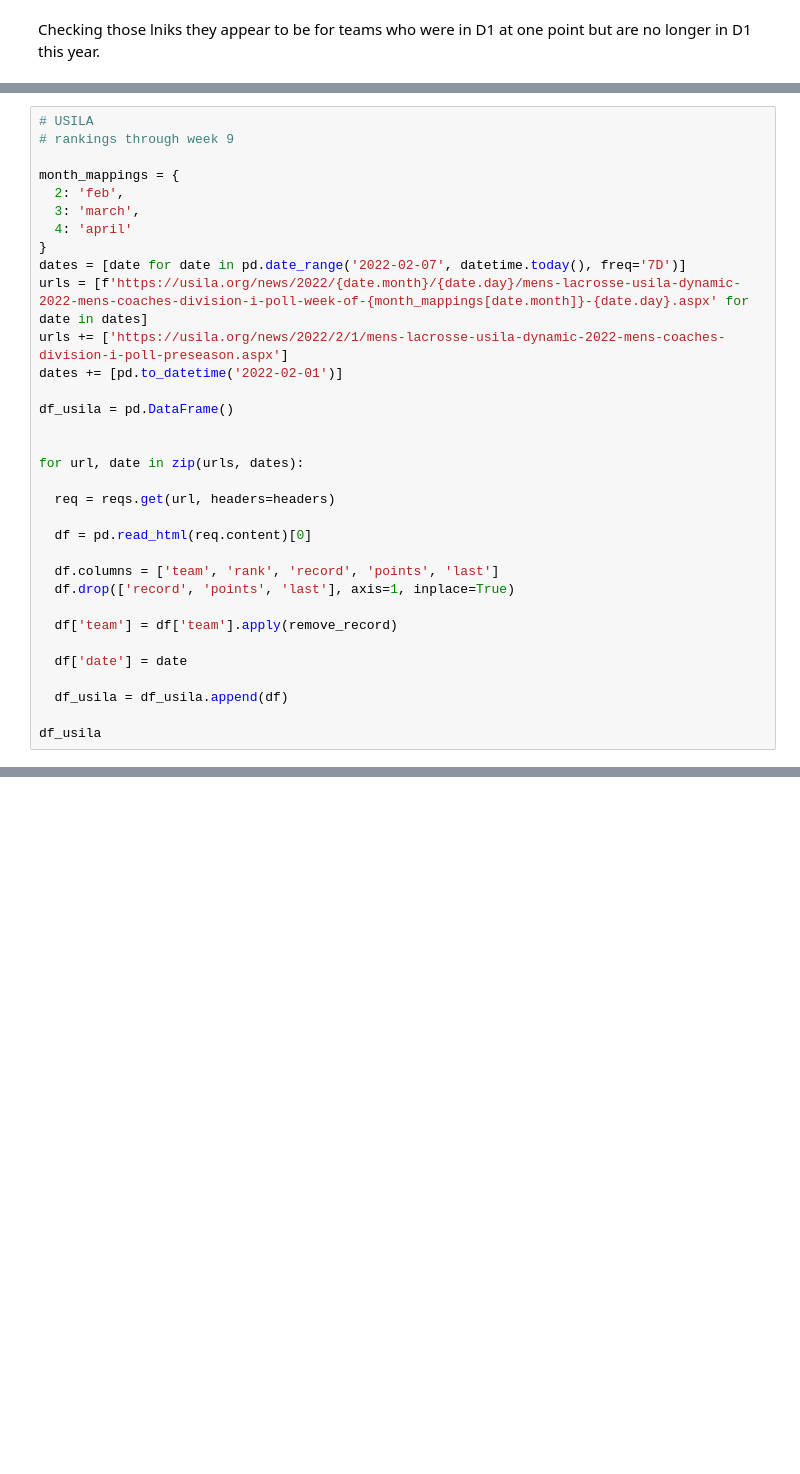
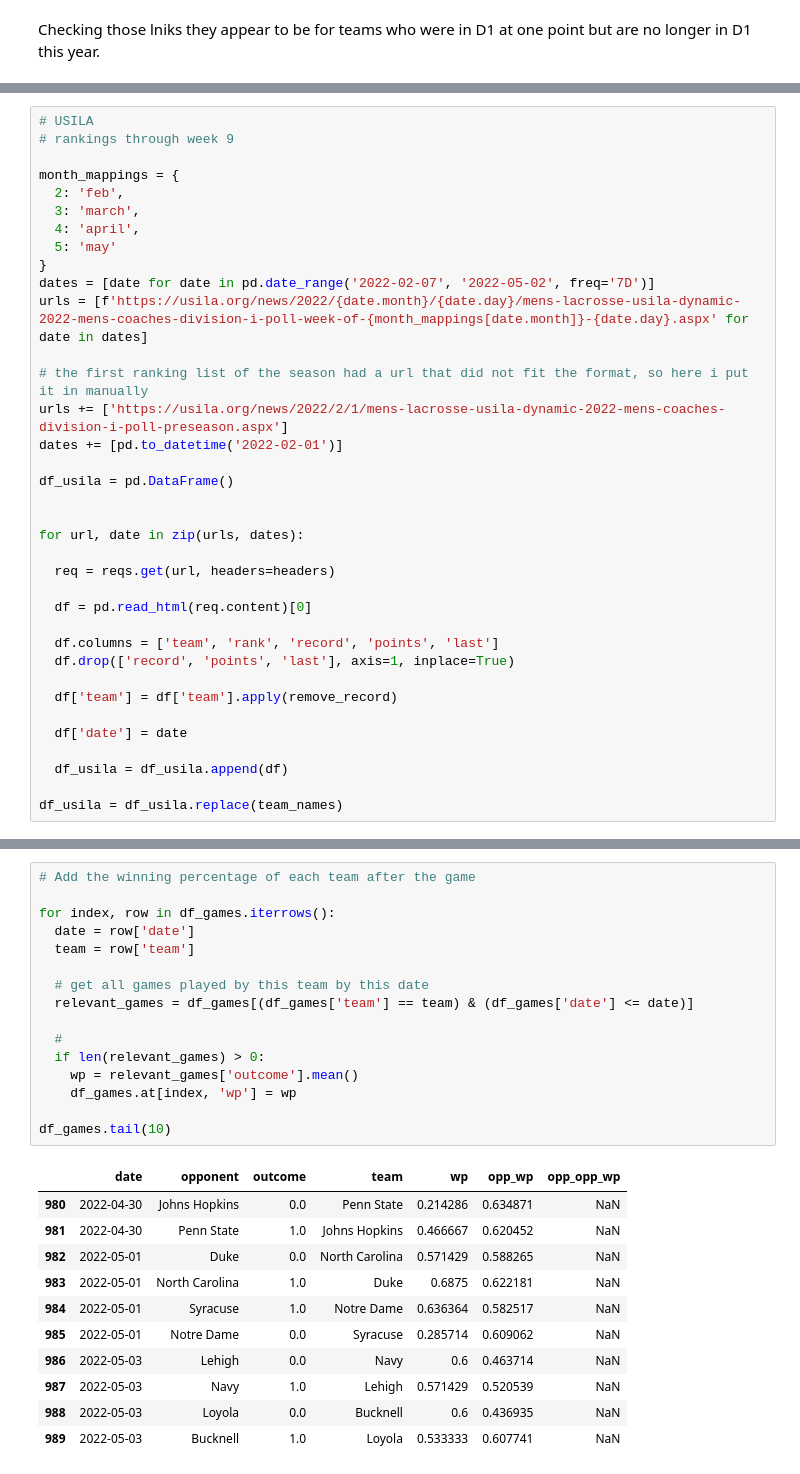
Before and after one commit to ehuegler/LacrosseStatistics, a Jupyter notebook: lacrosse_statistics.ipynb, the cells around one changed output, grey strips where cells are left out. Cells and saved outputs as stored; diff of their text form; blank space fills up the shorter version.

```diff
--- a/lacrosse_statistics.ipynb
+++ b/lacrosse_statistics.ipynb
@@ -144,10 +226,13 @@ No games on 2022-04-07
 month_mappings = {
   2: 'feb',
   3: 'march',
-  4: 'april'
+  4: 'april',
+  5: 'may'
 }
-dates = [date for date in pd.date_range('2022-02-07', datetime.today(), freq='7D')]
+dates = [date for date in pd.date_range('2022-02-07', '2022-05-02', freq='7D')]
 urls = [f'https://usila.org/news/2022/{date.month}/{date.day}/mens-lacrosse-usila-dynamic-2022-mens-coaches-division-i-poll-week-of-{month_mappings[date.month]}-{date.day}.aspx' for date in dates]
+
+# the first ranking list of the season had a url that did not fit the format, so here i put it in manually
 urls += ['https://usila.org/news/2022/2/1/mens-lacrosse-usila-dynamic-2022-mens-coaches-division-i-poll-preseason.aspx']
 dates += [pd.to_datetime('2022-02-01')]
 
@@ -169,5 +254,5 @@ for url, date in zip(urls, dates):
 
   df_usila = df_usila.append(df)
 
-df_usila
+df_usila = df_usila.replace(team_names)
 # %% [output]
@@ -262,0 +304,28 @@ games_played['outcome'].sum()
+# %%
+# Add the winning percentage of each team after the game
+
+for index, row in df_games.iterrows():
+  date = row['date']
+  team = row['team']
+
+  # get all games played by this team by this date
+  relevant_games = df_games[(df_games['team'] == team) & (df_games['date'] <= date)]
+
+  #
+  if len(relevant_games) > 0:
+    wp = relevant_games['outcome'].mean()
+    df_games.at[index, 'wp'] = wp
+
+df_games.tail(10)
+# %% [output]
+|  | date | opponent | outcome | team | wp | opp_wp | opp_opp_wp |
+| 980 | 2022-04-30 | Johns Hopkins | 0.0 | Penn State | 0.214286 | 0.634871 | NaN |
+| 981 | 2022-04-30 | Penn State | 1.0 | Johns Hopkins | 0.466667 | 0.620452 | NaN |
+| 982 | 2022-05-01 | Duke | 0.0 | North Carolina | 0.571429 | 0.588265 | NaN |
+| 983 | 2022-05-01 | North Carolina | 1.0 | Duke | 0.6875 | 0.622181 | NaN |
+| 984 | 2022-05-01 | Syracuse | 1.0 | Notre Dame | 0.636364 | 0.582517 | NaN |
+| 985 | 2022-05-01 | Notre Dame | 0.0 | Syracuse | 0.285714 | 0.609062 | NaN |
+| 986 | 2022-05-03 | Lehigh | 0.0 | Navy | 0.6 | 0.463714 | NaN |
+| 987 | 2022-05-03 | Navy | 1.0 | Lehigh | 0.571429 | 0.520539 | NaN |
+| 988 | 2022-05-03 | Loyola | 0.0 | Bucknell | 0.6 | 0.436935 | NaN |
+| 989 | 2022-05-03 | Bucknell | 1.0 | Loyola | 0.533333 | 0.607741 | NaN |
```
Also changed, not shown: parts of 17 cells of this notebook, 1 other file.
